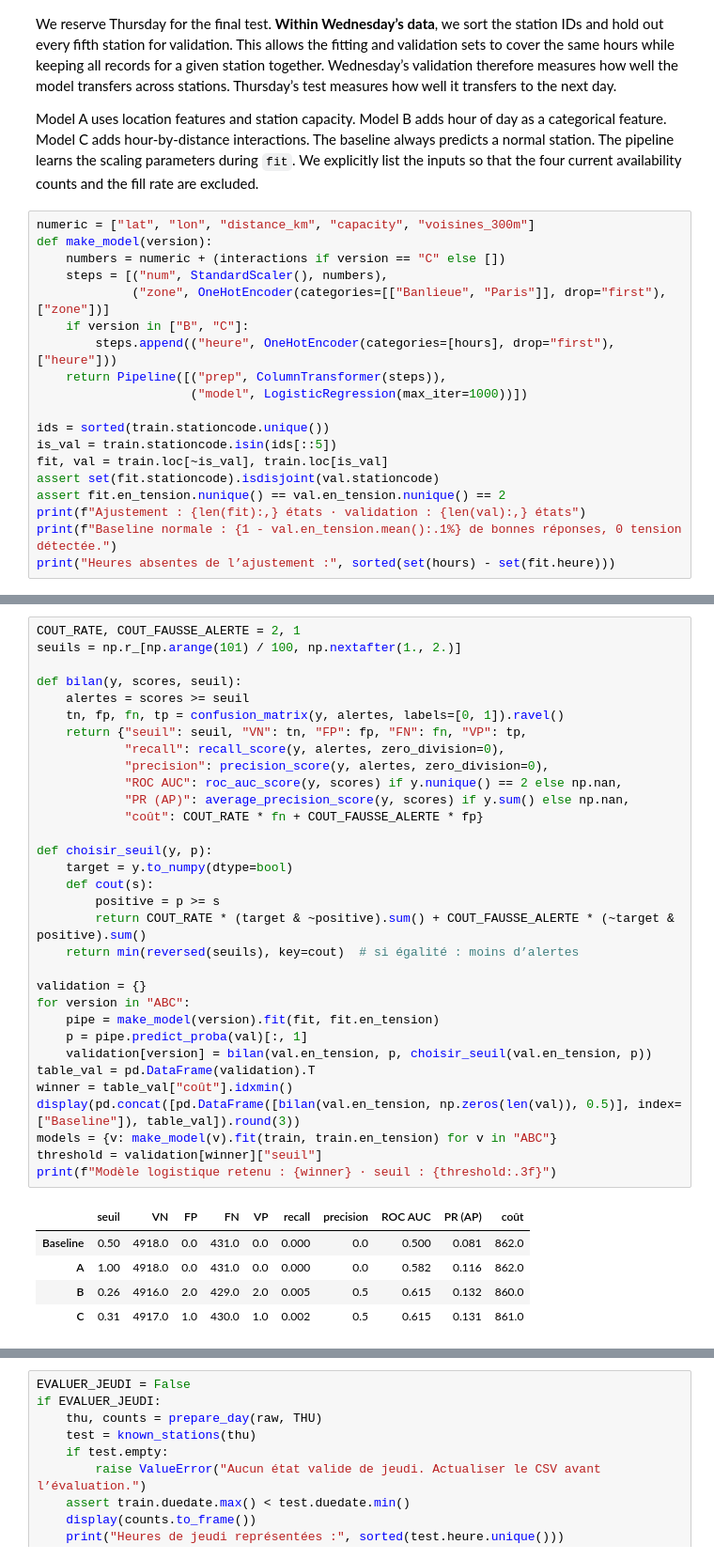
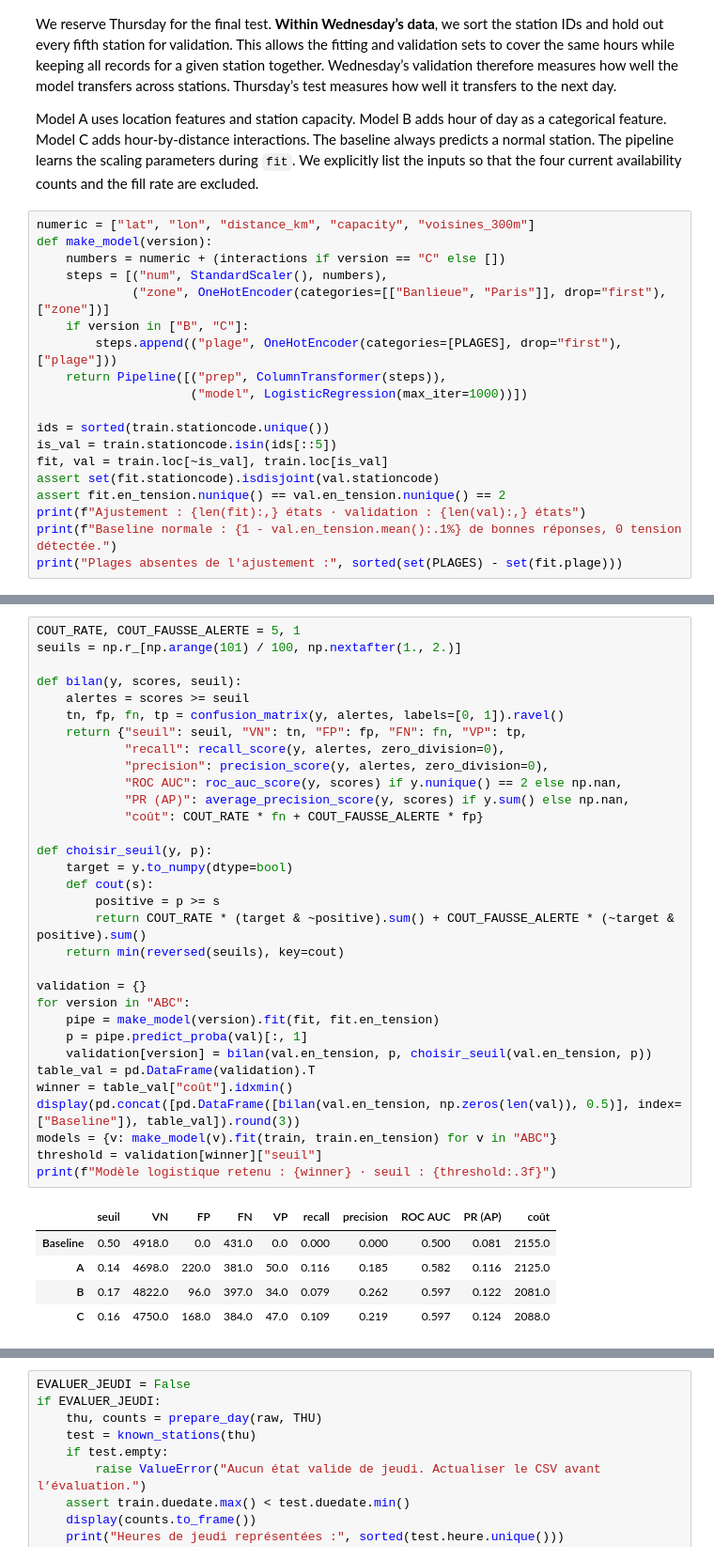
Before and after one commit to mgermane-ship-it/velib-collecte, a Jupyter notebook: velib_classification.ipynb, the cells around one changed output, grey strips where cells are left out. Shown at 94% size. Saved outputs shown, nothing was run; the diff lists cells and outputs as text.

Commit message:
modif plage horraire + explication ârt 6

```diff
--- a/velib_classification.ipynb
+++ b/velib_classification.ipynb
@@ -208,7 +237,7 @@ def make_model(version):
     steps = [("num", StandardScaler(), numbers),
              ("zone", OneHotEncoder(categories=[["Banlieue", "Paris"]], drop="first"), ["zone"])]
     if version in ["B", "C"]:
-        steps.append(("heure", OneHotEncoder(categories=[hours], drop="first"), ["heure"]))
+        steps.append(("plage", OneHotEncoder(categories=[PLAGES], drop="first"), ["plage"]))
     return Pipeline([("prep", ColumnTransformer(steps)),
                      ("model", LogisticRegression(max_iter=1000))])
 
@@ -219,7 +248,7 @@ assert set(fit.stationcode).isdisjoint(val.stationcode)
 assert fit.en_tension.nunique() == val.en_tension.nunique() == 2
 print(f"Ajustement : {len(fit):,} états · validation : {len(val):,} états")
 print(f"Baseline normale : {1 - val.en_tension.mean():.1%} de bonnes réponses, 0 tension détectée.")
-print("Heures absentes de l’ajustement :", sorted(set(hours) - set(fit.heure)))
+print("Plages absentes de l'ajustement :", sorted(set(PLAGES) - set(fit.plage)))
 # %% [output]
 Ajustement : 21,488 états · validation : 5,349 états
 Baseline normale : 91.9% de bonnes réponses, 0 tension détectée.
@@ -229,40 +258,40 @@ Heures absentes de l’ajustement : [8, 14, 17, 23]
 
 For this exercise, we assign a cost of two units to a missed event and one unit to a false alert. We can revise this assumption **before** the final evaluation. For each model, we choose the threshold with the lowest validation cost and compare it with the cost of issuing no alerts. If two models tie, we keep the simpler one. We then refit all three pipelines on the full Wednesday dataset and carry the selected model and threshold into Thursday’s test.
 # %%
-COUT_RATE, COUT_FAUSSE_ALERTE = 2, 1
+COUT_RATE, COUT_FAUSSE_ALERTE = 5, 1
 seuils = np.r_[np.arange(101) / 100, np.nextafter(1., 2.)]
 
 def bilan(y, scores, seuil):
     alertes = scores >= seuil
     tn, fp, fn, tp = confusion_matrix(y, alertes, labels=[0, 1]).ravel()
     return {"seuil": seuil, "VN": tn, "FP": fp, "FN": fn, "VP": tp,
             "recall": recall_score(y, alertes, zero_division=0),
             "precision": precision_score(y, alertes, zero_division=0),
             "ROC AUC": roc_auc_score(y, scores) if y.nunique() == 2 else np.nan,
             "PR (AP)": average_precision_score(y, scores) if y.sum() else np.nan,
             "coût": COUT_RATE * fn + COUT_FAUSSE_ALERTE * fp}
 
 def choisir_seuil(y, p):
     target = y.to_numpy(dtype=bool)
     def cout(s):
         positive = p >= s
         return COUT_RATE * (target & ~positive).sum() + COUT_FAUSSE_ALERTE * (~target & positive).sum()
-    return min(reversed(seuils), key=cout)  # si égalité : moins d’alertes
+    return min(reversed(seuils), key=cout)
 
 validation = {}
 for version in "ABC":
     pipe = make_model(version).fit(fit, fit.en_tension)
     p = pipe.predict_proba(val)[:, 1]
     validation[version] = bilan(val.en_tension, p, choisir_seuil(val.en_tension, p))
 table_val = pd.DataFrame(validation).T
 winner = table_val["coût"].idxmin()
 display(pd.concat([pd.DataFrame([bilan(val.en_tension, np.zeros(len(val)), 0.5)], index=["Baseline"]), table_val]).round(3))
 models = {v: make_model(v).fit(train, train.en_tension) for v in "ABC"}
 threshold = validation[winner]["seuil"]
 print(f"Modèle logistique retenu : {winner} · seuil : {threshold:.3f}")
 # %% [output]
 |  | seuil | VN | FP | FN | VP | recall | precision | ROC AUC | PR (AP) | coût |
-| Baseline | 0.50 | 4918.0 | 0.0 | 431.0 | 0.0 | 0.000 | 0.0 | 0.500 | 0.081 | 862.0 |
-| A | 1.00 | 4918.0 | 0.0 | 431.0 | 0.0 | 0.000 | 0.0 | 0.582 | 0.116 | 862.0 |
-| B | 0.26 | 4916.0 | 2.0 | 429.0 | 2.0 | 0.005 | 0.5 | 0.615 | 0.132 | 860.0 |
-| C | 0.31 | 4917.0 | 1.0 | 430.0 | 1.0 | 0.002 | 0.5 | 0.615 | 0.131 | 861.0 |
+| Baseline | 0.50 | 4918.0 | 0.0 | 431.0 | 0.0 | 0.000 | 0.000 | 0.500 | 0.081 | 2155.0 |
+| A | 0.14 | 4698.0 | 220.0 | 381.0 | 50.0 | 0.116 | 0.185 | 0.582 | 0.116 | 2125.0 |
+| B | 0.17 | 4822.0 | 96.0 | 397.0 | 34.0 | 0.079 | 0.262 | 0.597 | 0.122 | 2081.0 |
+| C | 0.16 | 4750.0 | 168.0 | 384.0 | 47.0 | 0.109 | 0.219 | 0.597 | 0.124 | 2088.0 |
```
Also changed, not shown: parts of 8 cells of this notebook, 1 other file.
